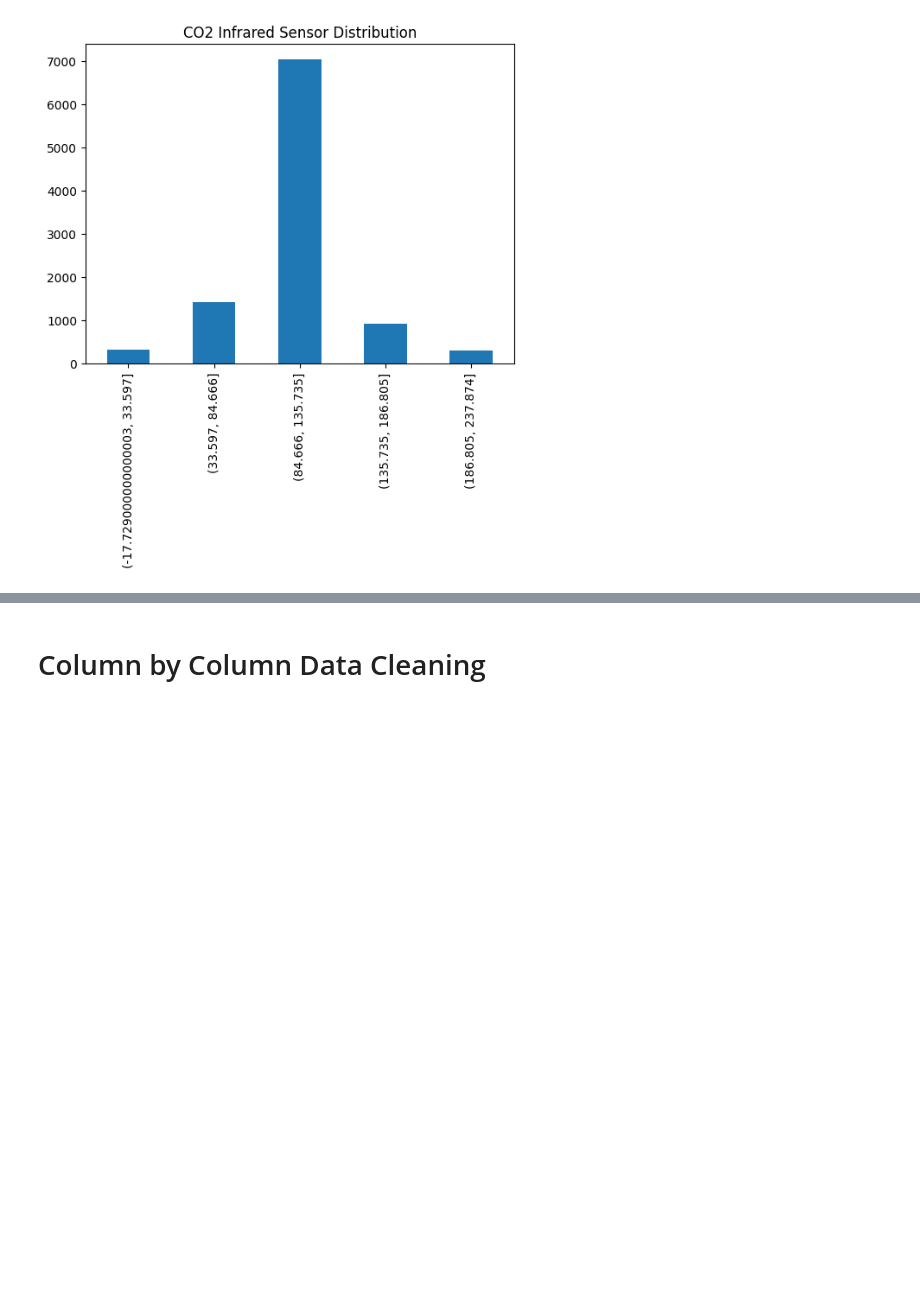
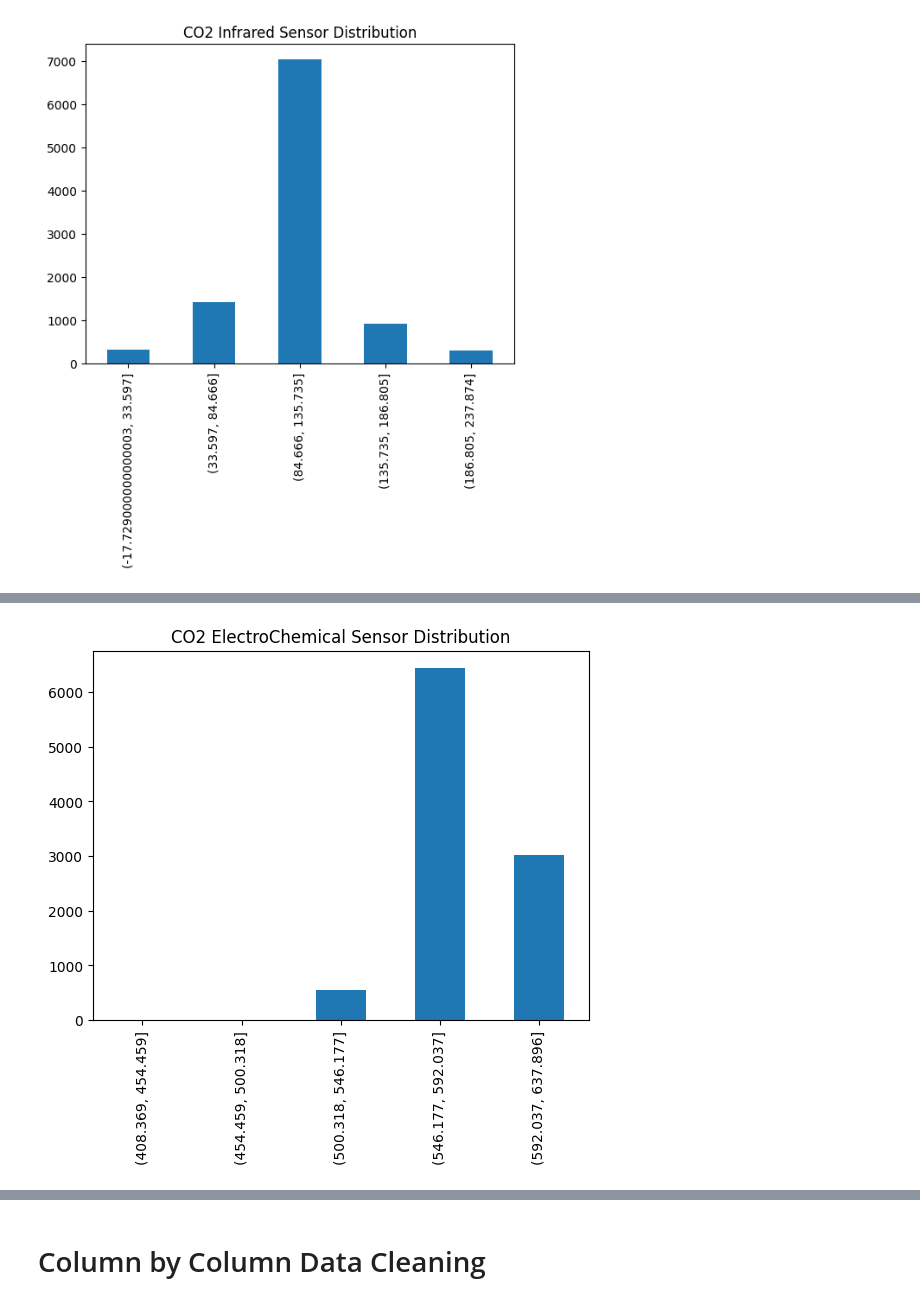
Before and after one commit to cucucumber789-svg/EGT309_T2_Chickenpie, a Jupyter notebook: eda.ipynb, the cells around one changed output, grey strips where cells are left out. Saved outputs shown, nothing was run; the diff lists cells and outputs as text; code cells hidden in the pictures; blank space fills up the shorter version.

```diff
--- a/eda.ipynb
+++ b/eda.ipynb
@@ -145,0 +163,6 @@ plt.show()
+# %%
+df['CO2_ElectroChemicalSensor'].value_counts(bins=5).sort_index().plot(kind='bar')
+plt.title('CO2 ElectroChemical Sensor Distribution')
+plt.show()
+# %% [output]
+[figure, added]
```
Also changed, not shown: parts of 19 cells of this notebook.
